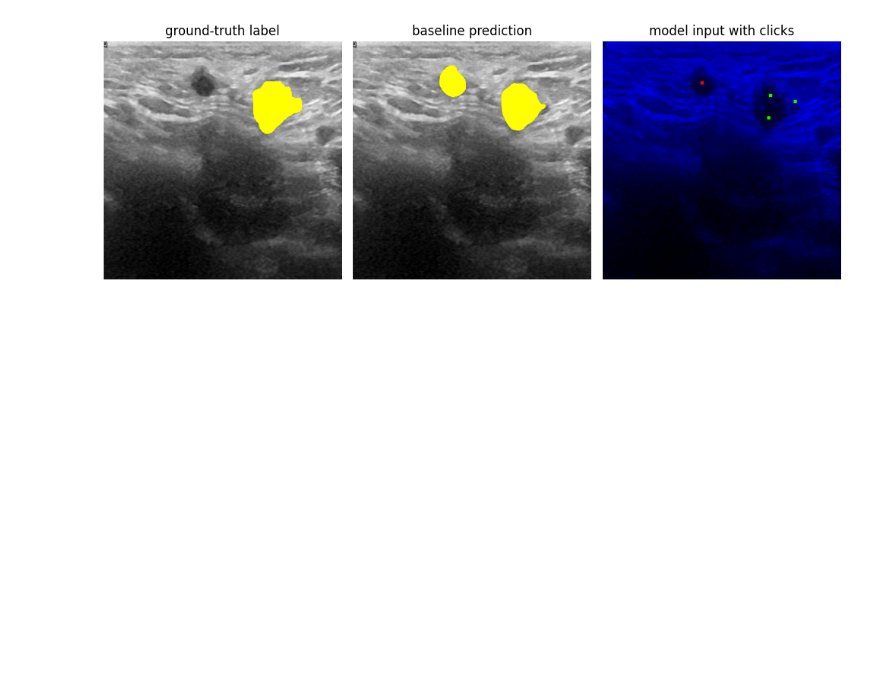
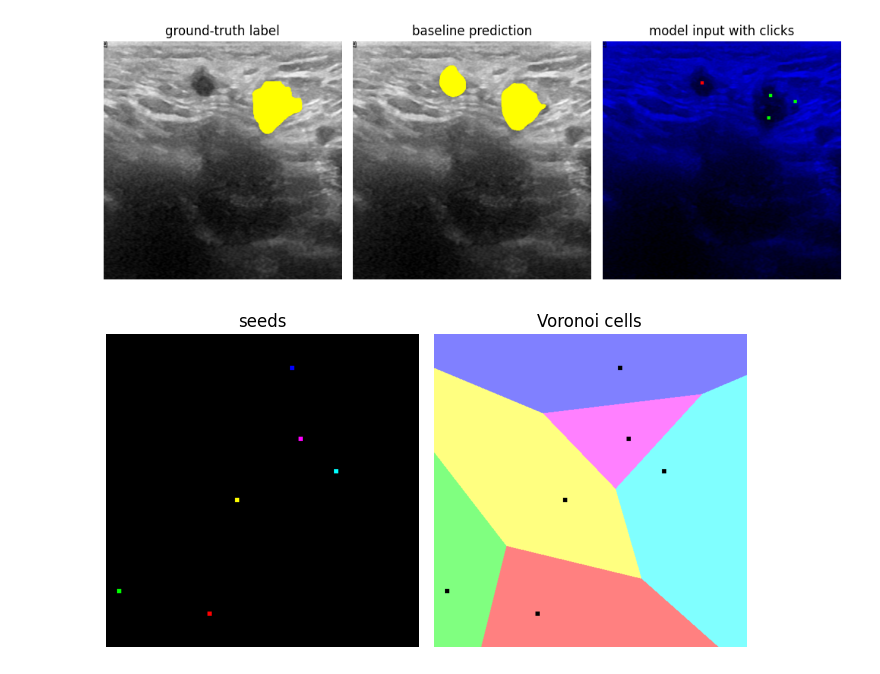
Before and after one commit to FlorinAndrei/segmentation_click_train, a Jupyter notebook: article.ipynb, the cells around one changed output. Cells and saved outputs as stored; diff of their text form; code cells hidden in the pictures; blank space fills up the shorter version.

Commit message:
continue article

```diff
--- a/article.ipynb
+++ b/article.ipynb
@@ -357,3 +358,65 @@ for i in [726, 822, 1194]:
 [figure]
 [figure]
 [figure]
+# %%
+def nearest_click(x, y, vt_clicks):
+    dist_min = image_size[0] * 2
+    index_min = 0
+    for i in range(vt_clicks.shape[0]):
+        dist = np.sqrt(
+            np.power(vt_clicks[i, 0] - x, 2) + np.power(vt_clicks[i, 1] - y, 2)
+        )
+        if dist < dist_min:
+            dist_min = dist
+            index_min = i
+    return index_min
+
+
+vt_click_array = np.zeros(image_size + (3,), dtype=np.int8)
+click_radius = 3
+vt_colors_sat = [
+    [255, 0, 0],
+    [0, 255, 0],
+    [0, 0, 255],
+    [255, 255, 0],
+    [255, 0, 255],
+    [0, 255, 255],
+]
+vt_colors_unsat = [[x if x == 255 else 128 for x in c] for c in vt_colors_sat]
+np.random.seed(seed=6)
+vt_clicks = (np.random.rand(len(vt_colors_sat), 2) * image_size[0]).astype(np.int16)
+
+vt_tile_array = np.zeros(image_size + (3,), dtype=np.int8)
+
+for x in tqdm(range(image_size[0])):
+    for y in range(image_size[0]):
+        i = nearest_click(x, y, vt_clicks)
+        vt_tile_array[x, y, :] = vt_colors_unsat[i]
+
+for i in range(len(vt_colors_sat)):
+    x = vt_clicks[i, 0]
+    y = vt_clicks[i, 1]
+    for m in range(x - click_radius, x + click_radius + 1):
+        if m < 0 or m > image_size[0]:
+            continue
+        for n in range(y - click_radius, y + click_radius + 1):
+            if n < 0 or n > image_size[0]:
+                continue
+            vt_click_array[m, n, :] = vt_colors_sat[i]
+            vt_tile_array[m, n, :] = [0, 0, 0]
+
+
+vt_click_frame = Image.fromarray(vt_click_array, mode="RGB")
+vt_tile_frame = Image.fromarray(vt_tile_array, mode="RGB")
+fig, ax = plt.subplots(nrows=1, ncols=2, figsize=(6.7, 4))
+ax[0].imshow(vt_click_frame)
+ax[0].set_axis_off()
+ax[0].set_title("seeds")
+ax[1].imshow(vt_tile_frame)
+ax[1].set_axis_off()
+ax[1].set_title("Voronoi cells")
+fig.tight_layout()
+fig.savefig("voronoi_example.png", bbox_inches="tight")
+plt.show()
+# %% [output]
+[figure, added]
```
Also changed, not shown: parts of 1 cell of this notebook, 1 other file.
